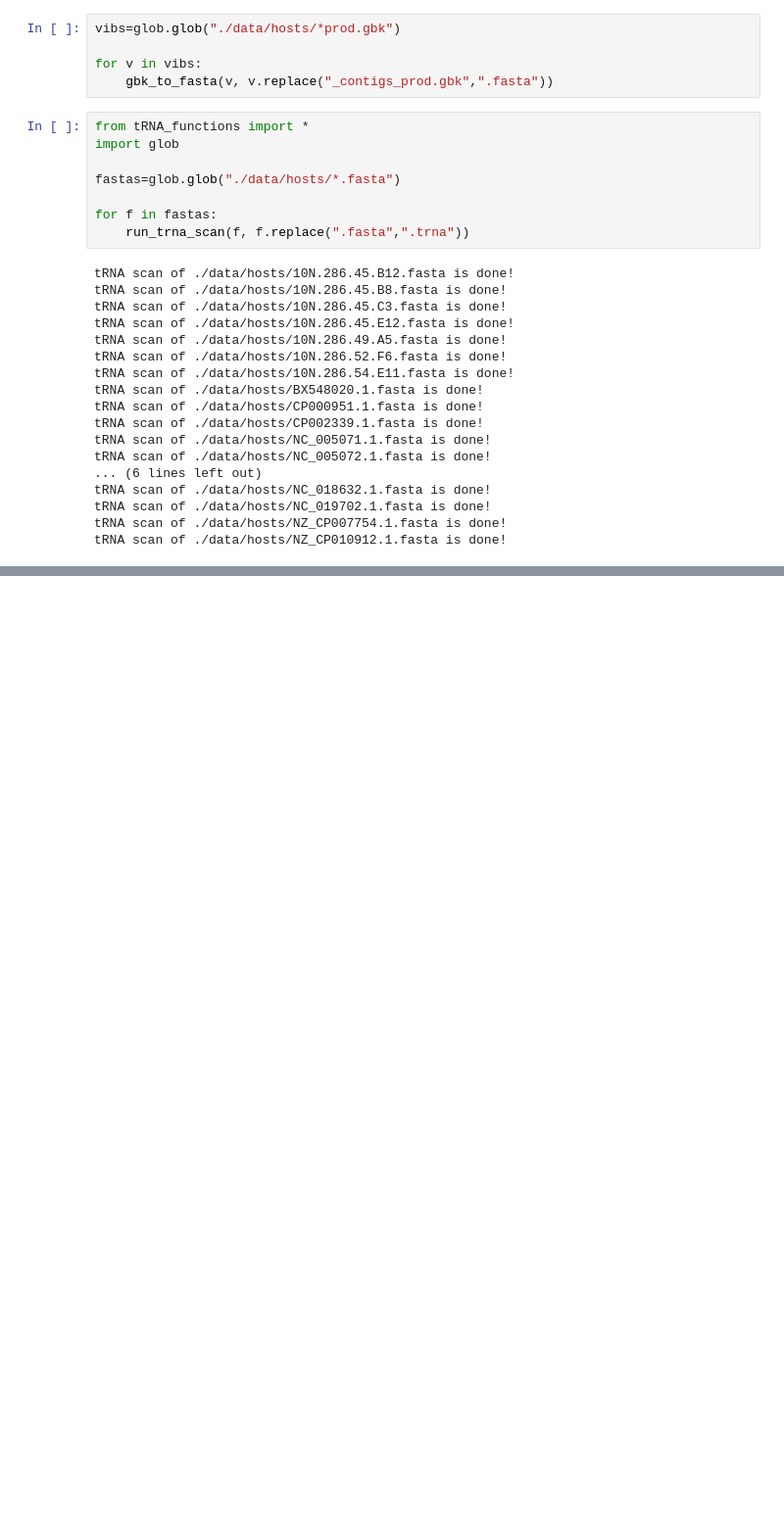
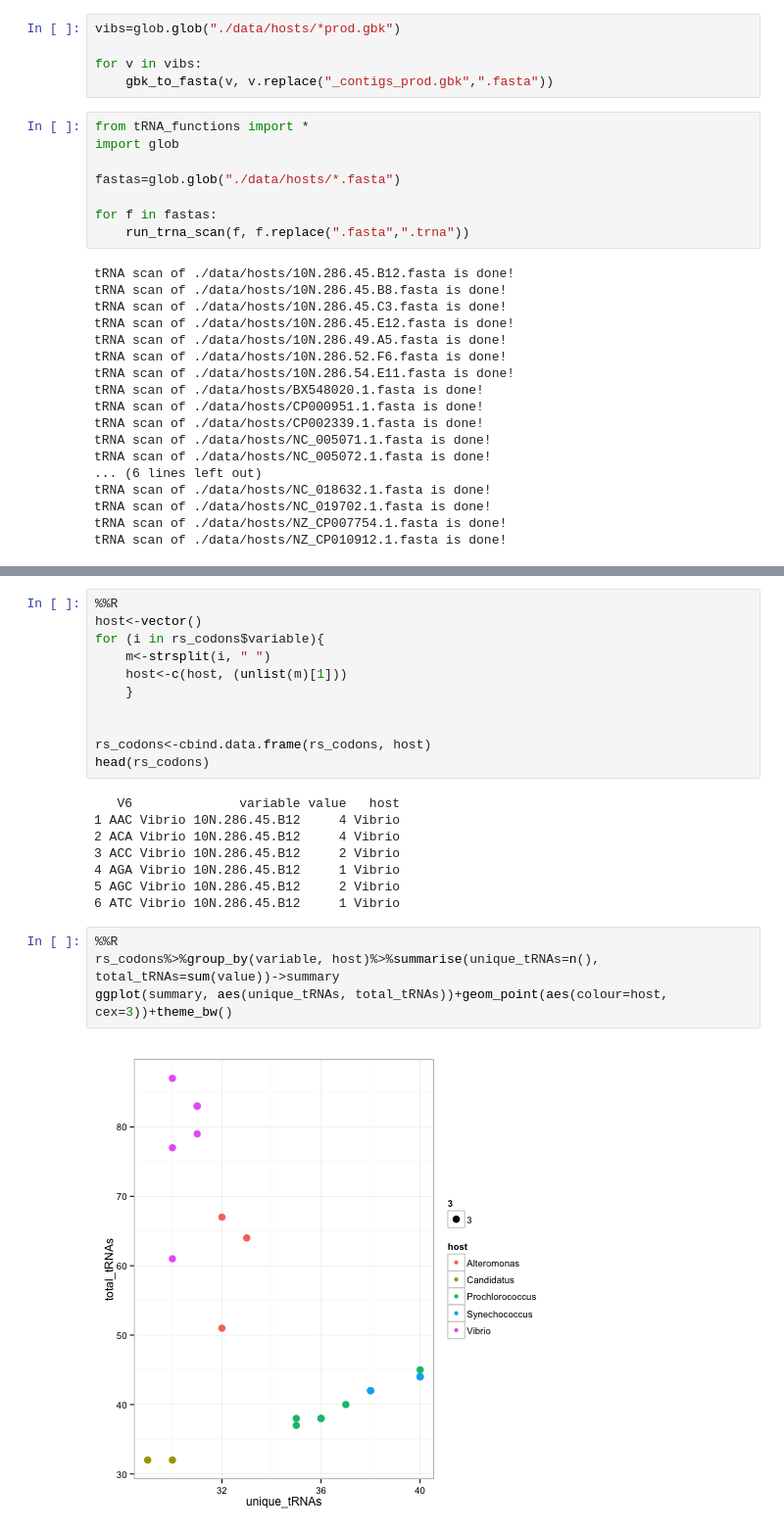
Before and after one commit to juliambrosman/tRNA_info, a Jupyter notebook: Host_tRNA_CU.ipynb, the cells around one changed output, grey strips where cells are left out. Shown: that part at 98% size. Cells and saved outputs as stored; diff of their text form; blank space fills up the shorter version.

```diff
--- a/Host_tRNA_CU.ipynb
+++ b/Host_tRNA_CU.ipynb
@@ -102,0 +180,25 @@ total 111976
+# %%
+%%R
+host<-vector()
+for (i in rs_codons$variable){
+    m<-strsplit(i, " ")
+    host<-c(host, (unlist(m)[1]))
+    }
+
+
+rs_codons<-cbind.data.frame(rs_codons, host)
+head(rs_codons)
+# %% [output]
+   V6              variable value   host
+1 AAC Vibrio 10N.286.45.B12     4 Vibrio
+2 ACA Vibrio 10N.286.45.B12     4 Vibrio
+3 ACC Vibrio 10N.286.45.B12     2 Vibrio
+4 AGA Vibrio 10N.286.45.B12     1 Vibrio
+5 AGC Vibrio 10N.286.45.B12     2 Vibrio
+6 ATC Vibrio 10N.286.45.B12     1 Vibrio
+# %%
+%%R
+rs_codons%>%group_by(variable, host)%>%summarise(unique_tRNAs=n(), total_tRNAs=sum(value))->summary
+ggplot(summary, aes(unique_tRNAs, total_tRNAs))+geom_point(aes(colour=host, cex=3))+theme_bw()
+# %% [output]
+[figure, added]
```
Also changed, not shown: parts of 7 cells of this notebook, 11 other files.
